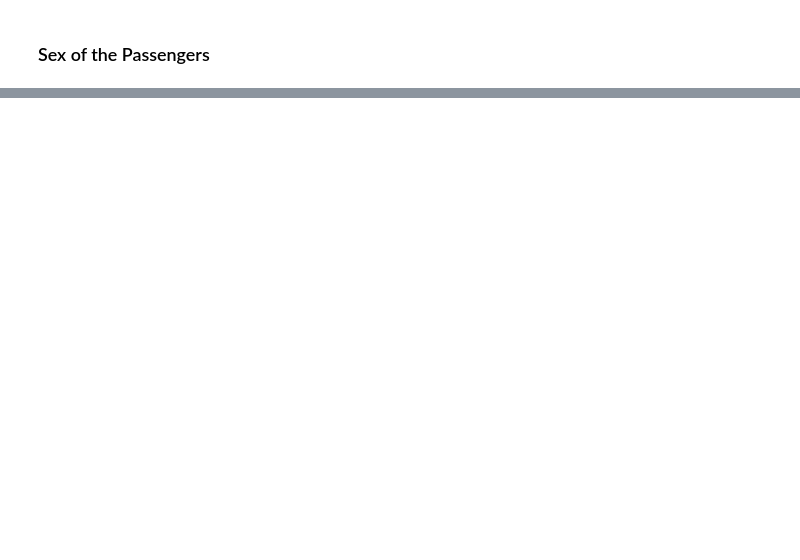
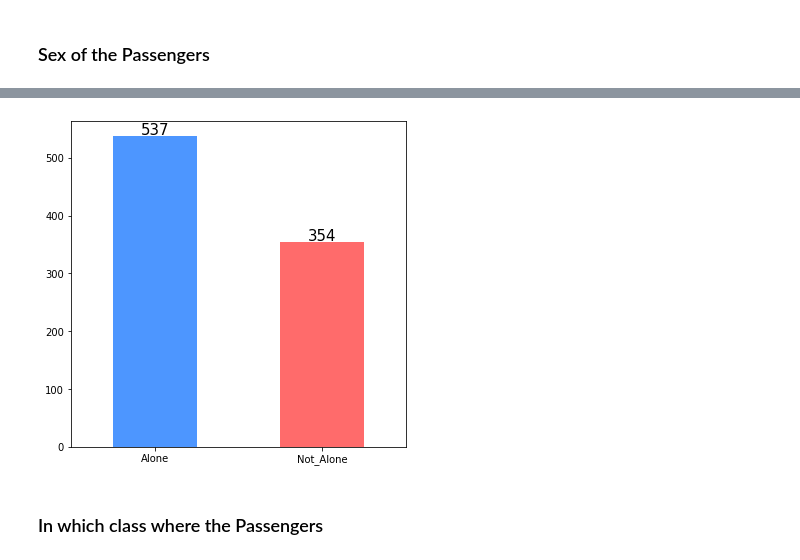
Before and after one commit to dennis-hauser/titanic, a Jupyter notebook: titanic.ipynb, the cells around one changed output, grey strips where cells are left out. Saved outputs shown, nothing was run; the diff lists cells and outputs as text; code cells hidden in the pictures; blank space fills up the shorter version.

```diff
--- a/titanic.ipynb
+++ b/titanic.ipynb
@@ -106,0 +141,14 @@ plt.xticks([0,1],['No', 'Yes']);
+# %%
+labels = 'Alone', 'Not_Alone'
+ax = data['IsAlone'].value_counts().plot.bar(rot=0, color=colors, figsize=(6,6), xlabel='')
+
+for p in ax.patches:
+    ax.annotate(format(p.get_height()),
+                (p.get_x() + p.get_width() / 2, p.get_height()+10),
+                ha='center', va='center', size=15)
+
+plt.xticks([0,1],labels);
+# %% [output]
+[figure, added]
+# %% [markdown]
+### In which class where the Passengers
```
Also changed, not shown: parts of 22 cells of this notebook.
